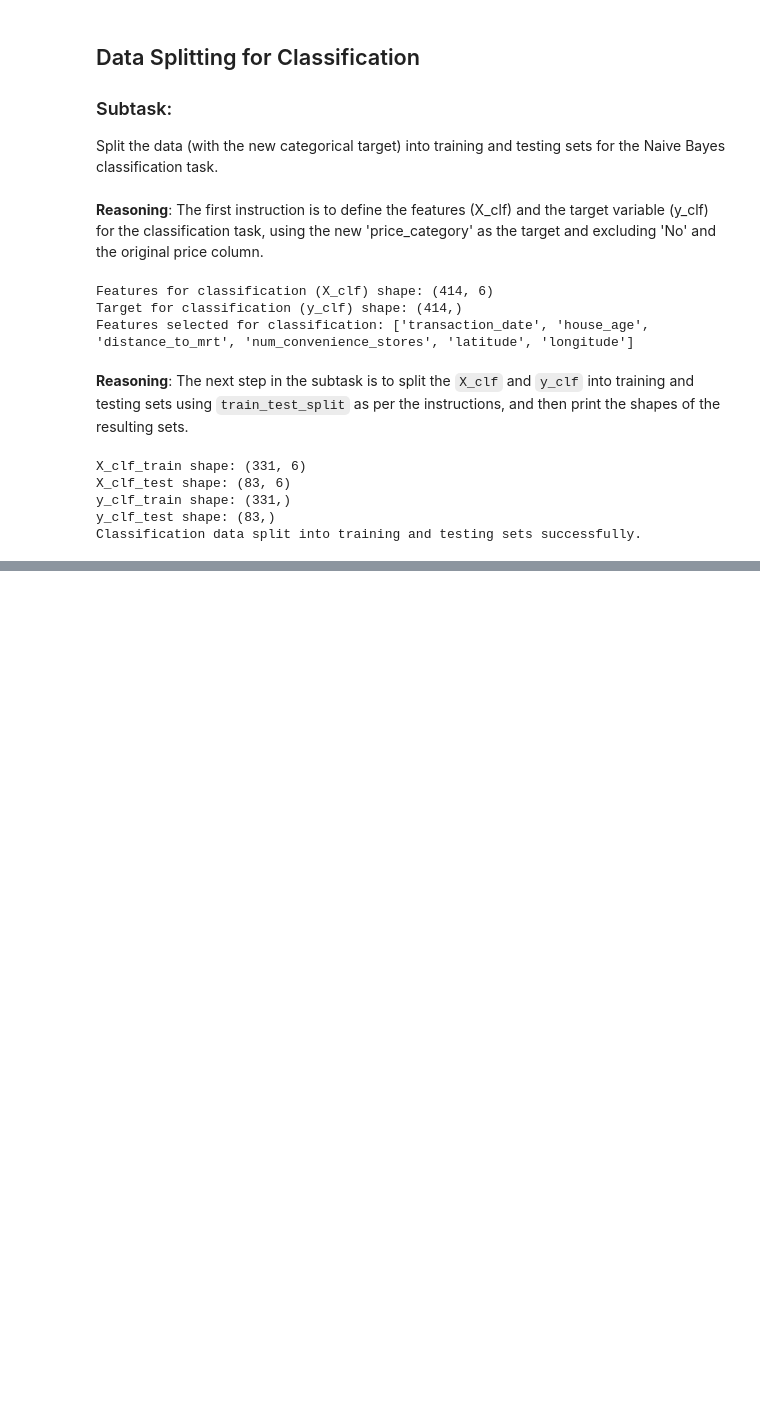
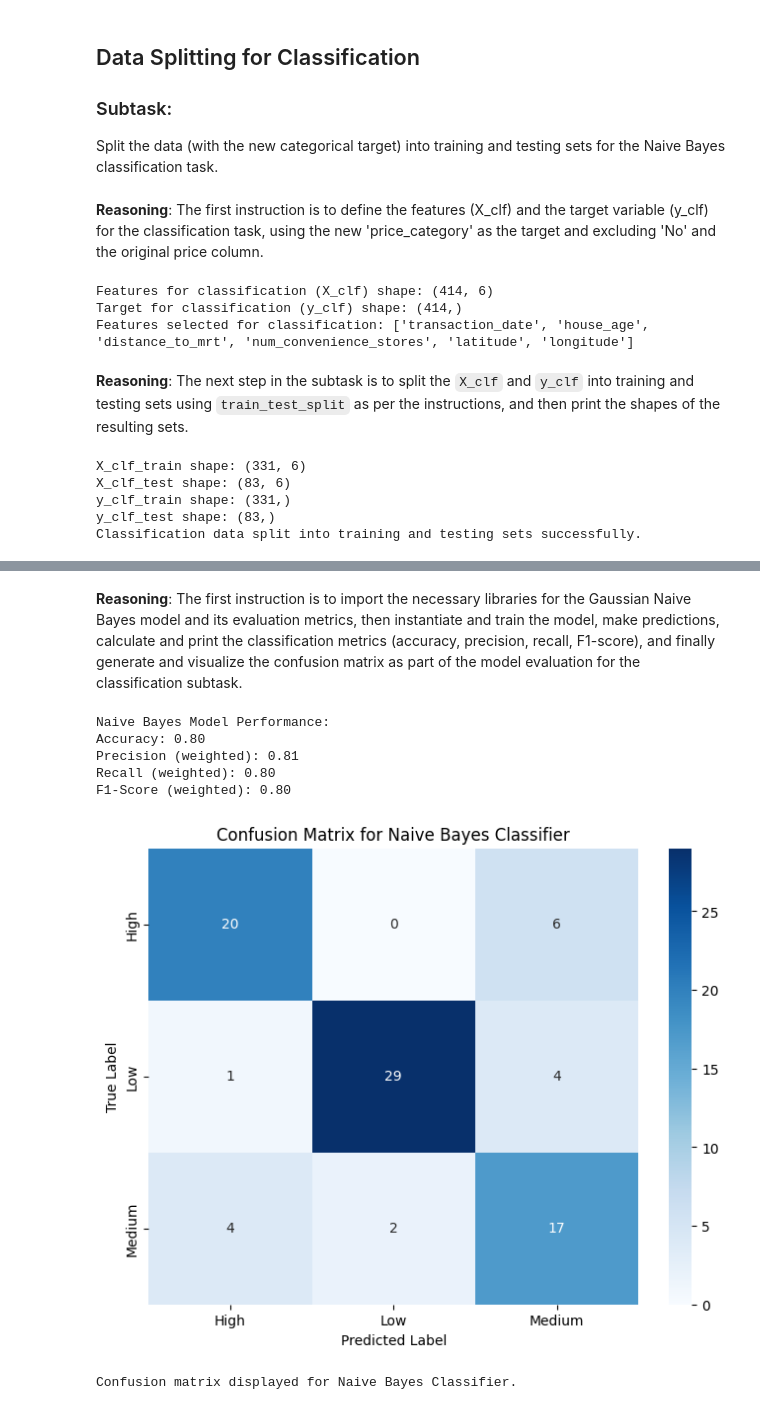
Before and after one commit to Amulyanrao7777/ML, a Jupyter notebook: lab4_linear_regression_5.ipynb, the cells around one changed output, grey strips where cells are left out. Cells and saved outputs as stored; diff of their text form; code cells hidden in the pictures; blank space fills up the shorter version.

```diff
--- a/lab4_linear_regression_5.ipynb
+++ b/lab4_linear_regression_5.ipynb
@@ -363,0 +369,49 @@ Classification data split into training and testing sets successfully.
+# %% [markdown]
+**Reasoning**:
+The first instruction is to import the necessary libraries for the Gaussian Naive Bayes model and its evaluation metrics, then instantiate and train the model, make predictions, calculate and print the classification metrics (accuracy, precision, recall, F1-score), and finally generate and visualize the confusion matrix as part of the model evaluation for the classification subtask.
+# %%
+from sklearn.naive_bayes import GaussianNB
+from sklearn.metrics import accuracy_score, precision_score, recall_score, f1_score, confusion_matrix
+import matplotlib.pyplot as plt
+import seaborn as sns
+
+# Instantiate the Gaussian Naive Bayes model
+naive_bayes_model = GaussianNB()
+
+# Train the model
+naive_bayes_model.fit(X_clf_train, y_clf_train)
+
+# Make predictions on the test set
+y_clf_pred = naive_bayes_model.predict(X_clf_test)
+
+# Calculate evaluation metrics
+accuracy = accuracy_score(y_clf_test, y_clf_pred)
+precision = precision_score(y_clf_test, y_clf_pred, average='weighted', zero_division=0)
+recall = recall_score(y_clf_test, y_clf_pred, average='weighted', zero_division=0)
+f1 = f1_score(y_clf_test, y_clf_pred, average='weighted', zero_division=0)
+
+print(f"Naive Bayes Model Performance:")
+print(f"Accuracy: {accuracy:.2f}")
+print(f"Precision (weighted): {precision:.2f}")
+print(f"Recall (weighted): {recall:.2f}")
+print(f"F1-Score (weighted): {f1:.2f}")
+
+# Generate Confusion Matrix
+cm = confusion_matrix(y_clf_test, y_clf_pred)
+
+# Visualize the Confusion Matrix
+plt.figure(figsize=(8, 6))
+sns.heatmap(cm, annot=True, fmt='d', cmap='Blues', xticklabels=naive_bayes_model.classes_, yticklabels=naive_bayes_model.classes_)
+plt.title('Confusion Matrix for Naive Bayes Classifier')
+plt.xlabel('Predicted Label')
+plt.ylabel('True Label')
+plt.show()
+print("Confusion matrix displayed for Naive Bayes Classifier.")
+# %% [output]
+Naive Bayes Model Performance:
+Accuracy: 0.80
+Precision (weighted): 0.81
+Recall (weighted): 0.80
+F1-Score (weighted): 0.80
+[figure, added]
+Confusion matrix displayed for Naive Bayes Classifier.
```
Also changed, not shown: parts of 3 cells of this notebook.
